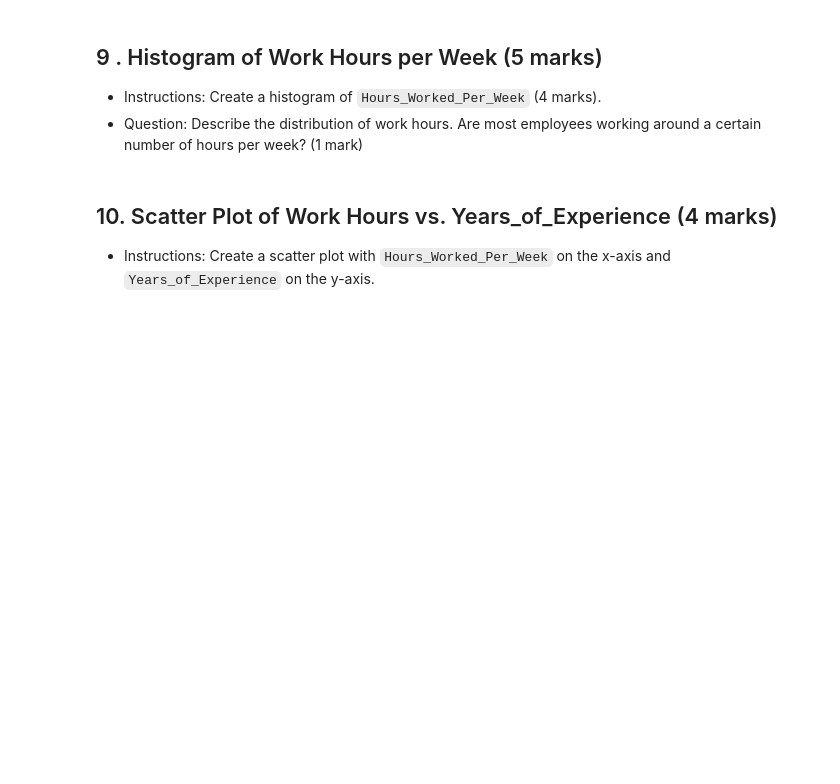
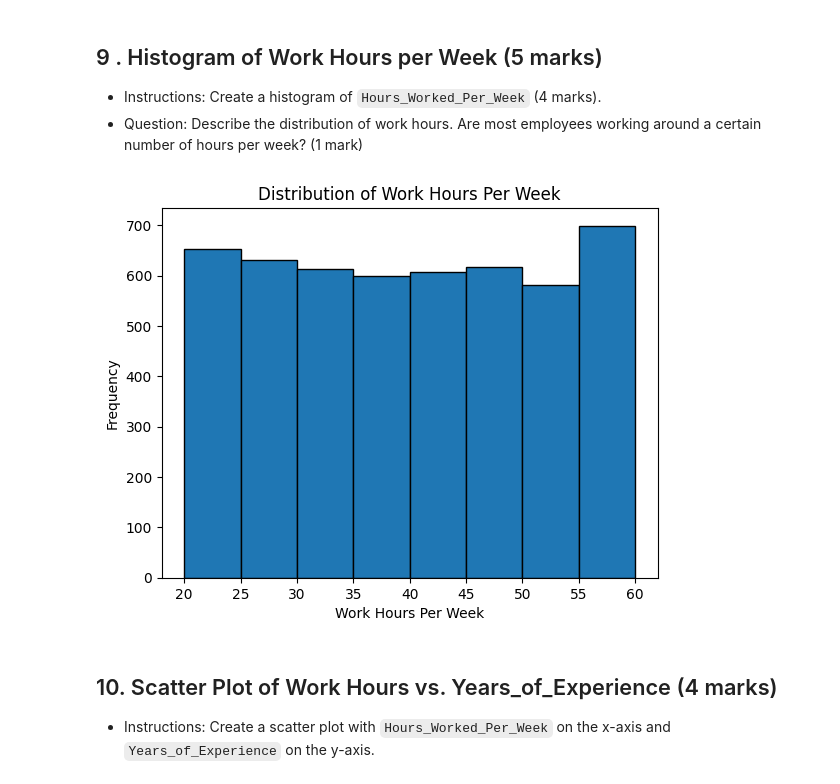
Before and after one commit to kuruxxii/PythonDA-course-assessment-submission, a Jupyter notebook: Assessment/Data_Analytics_with_Python_Assessment.ipynb, the cells around one changed output. Drawn from its saved outputs; the diff is of its cells as text; code cells hidden in the pictures; blank space fills up the shorter version.

```diff
--- a/Assessment/Data_Analytics_with_Python_Assessment.ipynb
+++ b/Assessment/Data_Analytics_with_Python_Assessment.ipynb
@@ -340,3 +444,14 @@ dtype: float64
+# %%
+# Write code here
+plt.hist(df['Hours_Worked_Per_Week'], bins=8, edgecolor='black')
+plt.title('Distribution of Work Hours Per Week')
+plt.xlabel('Work Hours Per Week')
+plt.ylabel('Frequency')
+plt.show()
+
+# No. The frequencies are quite evenly distributed.
+# %% [output]
+[figure, added]
 # %% [markdown]
 ## 10. Scatter Plot of Work Hours vs. Years_of_Experience (4 marks)
 - Instructions: Create a scatter plot with `Hours_Worked_Per_Week` on the x-axis and `Years_of_Experience` on the y-axis.
```
Also changed, not shown: parts of 21 cells of this notebook.
